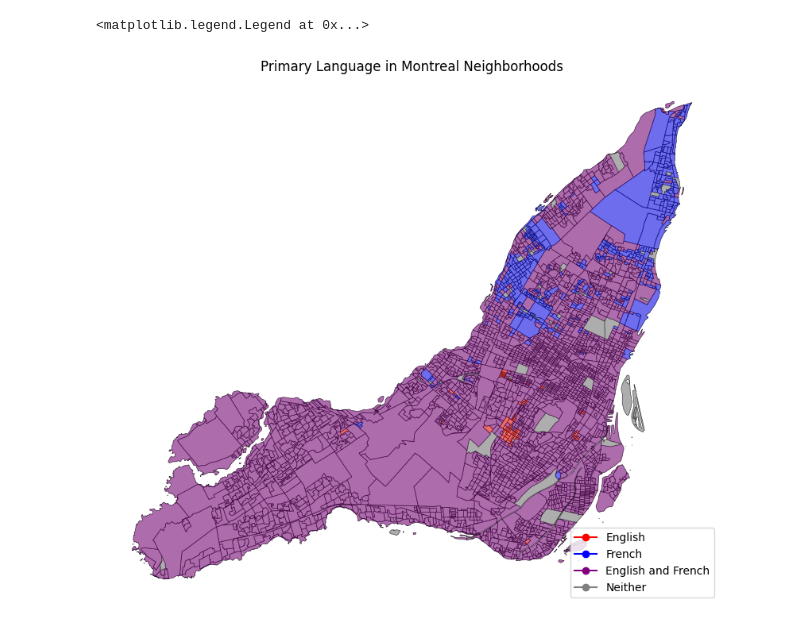
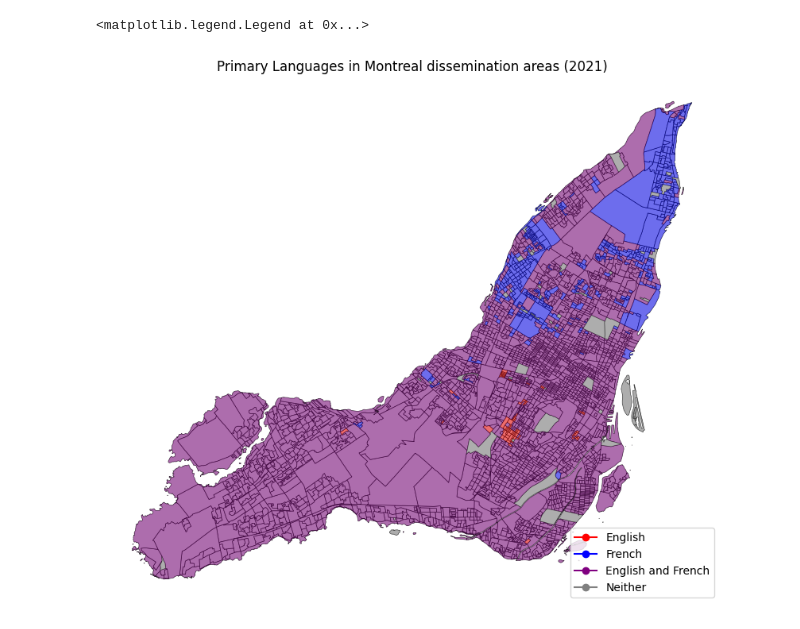
Before and after one commit to BigBustah/Geog464-Final-Dylan-Duplaine, a Jupyter notebook: Project.ipynb, the cells around one changed output. Drawn from its saved outputs; the diff is of its cells as text; code cells hidden in the pictures.

```diff
--- a/Project.ipynb
+++ b/Project.ipynb
@@ -50,7 +34,7 @@ df_2016
 # %%
 #modify headers and separaters
 my_sep = ","
-my_headers2016 = ["DAUID",
+my_headers = ["DAUID",
 "DA name",
 "Population",
 "English Only",
@@ -70,3 +51,11 @@ gdf_da2021 = gpd.read_file('2021.shp')
+# %%
+#read data
+df2016 = pd.read_csv('2016.csv')
+df2021 = pd.read_csv('2021.csv')
+df_2016 = pd.read_csv("2016.csv", sep = my_sep, header = 0, names = my_headers)
+df_2021 = pd.read_csv("2021.csv", sep = my_sep, header = 0, names = my_headers)
+gdf_da2016 = gpd.read_file('2016.shp')
+gdf_da2021 = gpd.read_file('2021.shp')
 # %%
 #convert geodatabase DAUID to a number value
 
@@ -129,11 +116,12 @@ ax.legend(handles=legend_elements, loc='lower right')
 # %%
 ### 2021 Language Distribution Map ###
 
+#data
 proj_merged_gdf2021['Language'] = 'Neither'
 proj_merged_gdf2021.loc[proj_merged_gdf2021['English Only'] > proj_merged_gdf2021['French Only'], 'Language'] = 'English'
 proj_merged_gdf2021.loc[proj_merged_gdf2021['French Only'] > proj_merged_gdf2021['English Only'], 'Language'] = 'French'
 
-# Plot the map
+#map plot
 fig, ax = plt.subplots(figsize=(10, 10))
 proj_merged_gdf2021.plot(
     alpha=0.8,
@@ -143,18 +131,17 @@ proj_merged_gdf2021.plot(
     ax=ax
 )
 
-# Create a dictionary of colors for the language categories
-colors = {'English': 'blue', 'French': 'red', 'Neither': 'gray'}
-
-# Plot the language categories on top of the neighborhoods map
+#colors
+colors = {'English': 'red', 'French': 'blue', 'Neither': 'gray'}
 for lang, color in colors.items():
     proj_merged_gdf2021[proj_merged_gdf2021['Language'] == lang].plot(
         color=color,
         alpha=0.5,
         ax=ax
     )
+
 #axis and legend
-ax.set_title('Primary Language in Montreal Neighborhoods 2021')
+ax.set_title('Primary Language in Montreal DAs (2021)')
 ax.set_axis_off()
 legend_elements = [plt.Line2D([0], [0], marker='o', color=color, label=lang) for lang, color in colors.items()]
 ax.legend(handles=legend_elements, loc='lower right')
@@ -190,38 +219,36 @@ print(percentage_difference)
 # %%
-### most common language spoken at home ###
+### most common language spoken at home 2021 ###
 
+#data
 proj_merged_gdf2021['Language'] = 'Neither'
-proj_merged_gdf2021.loc[(proj_merged_gdf2021['English Only'] > proj_merged_gdf2021[['French Only', 'English and French']].max(axis=1)), 'Language'] = 'English'
-proj_merged_gdf2021.loc[(proj_merged_gdf2021['French Only'] > proj_merged_gdf2021[['English Only', 'English and French']].max(axis=1)), 'Language'] = 'French'
-proj_merged_gdf2021.loc[(proj_merged_gdf2021['English and French'] > proj_merged_gdf2021[['French Only', 'English Only']].max(axis=1)), 'Language'] = 'English and French'
+proj_merged_gdf2021.loc[(proj_merged_gdf2021['English Only'] > proj_merged_gdf2021[['French Only', 'English and French', 'Neither']].max(axis=1)), 'Language'] = 'English'
+proj_merged_gdf2021.loc[(proj_merged_gdf2021['French Only'] > proj_merged_gdf2021[['English Only', 'English and French', 'Neither']].max(axis=1)), 'Language'] = 'French'
+proj_merged_gdf2021.loc[(proj_merged_gdf2021['English and French'] > proj_merged_gdf2021[['French Only', 'English Only', 'Neither']].max(axis=1)), 'Language'] = 'English and French'
 
+#map plot
 fig, ax = plt.subplots(figsize=(10, 10))
 proj_merged_gdf2021.plot(
     alpha=0.8,
     edgecolor="black",
     linewidth=0.5,
     facecolor='lightgray',
     ax=ax
 )
 
-# Color Dictionary
+# Colors
 colors = {'English': 'red', 'French': 'blue', 'English and French': 'purple', 'Neither': 'gray'}
-
-# Plot the language categories on top of the neighborhoods map
 for lang, color in colors.items():
     proj_merged_gdf2021[proj_merged_gdf2021['Language'] == lang].plot(
         color=color,
         alpha=0.5,
         ax=ax
     )
 
-# Set the title and axis labels
-ax.set_title('Primary Language in Montreal Neighborhoods')
+#axis and legend
+ax.set_title('Primary Languages in Montreal dissemination areas (2021)')
 ax.set_axis_off()
-
-# Create a custom legend
 legend_elements = [plt.Line2D([0], [0], marker='o', color=color, label=lang) for lang, color in colors.items()]
 ax.legend(handles=legend_elements, loc='lower right')
 # %% [output]
 <matplotlib.legend.Legend at 0x...>
-[figure, old version]
+[figure, new version]
```
Also changed, not shown: parts of 27 cells of this notebook, 1 other file.
